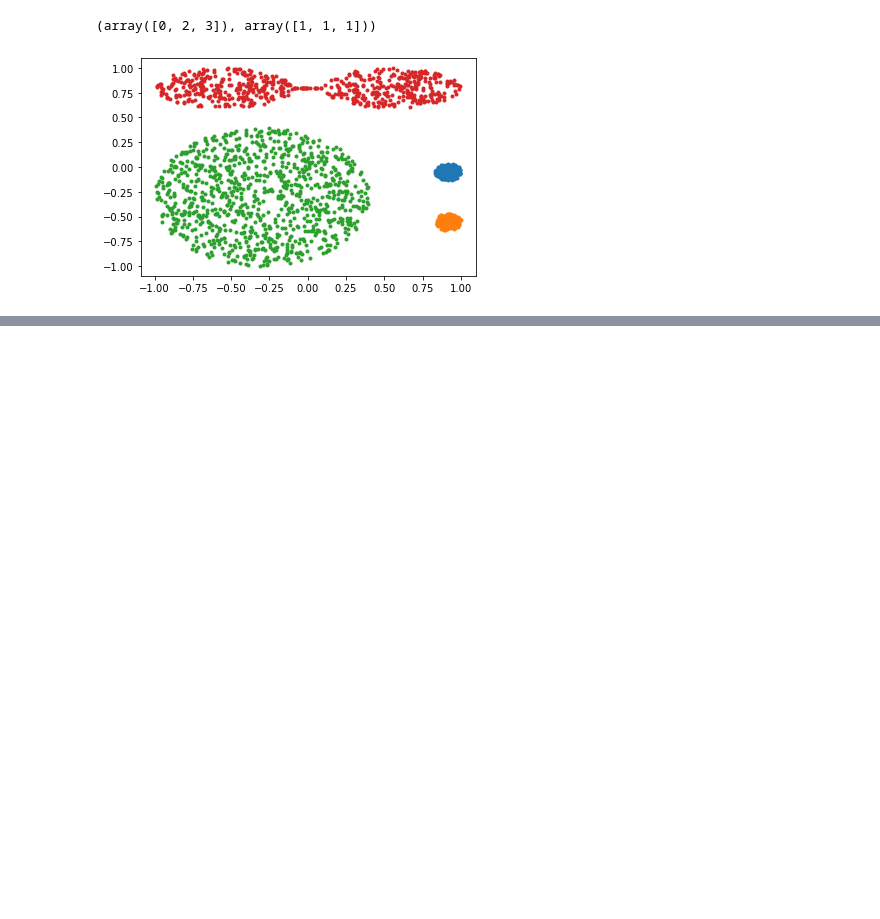
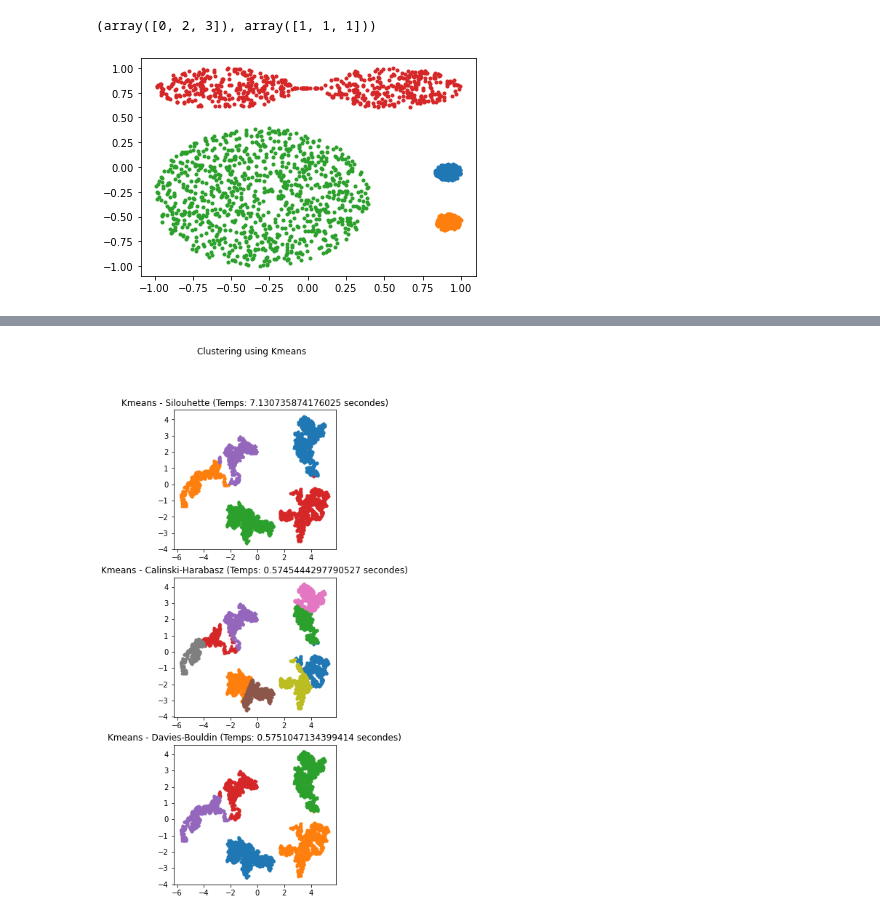
Before and after one commit to MarinoBenassai/TP-Clustering, a Jupyter notebook: TP-Clustering.ipynb, the cells around one changed output, grey strips where cells are left out. Saved outputs shown, nothing was run; the diff lists cells and outputs as text; code cells hidden in the pictures; blank space fills up the shorter version.

Commit message:
Dataset fait pour Kmeans

```diff
--- a/TP-Clustering.ipynb
+++ b/TP-Clustering.ipynb
@@ -335,7 +335,7 @@ plt.show()
 # %% [output]
 [figure]
 # %%
-fichier = "zgo.data"
+fichier = "tr.data"
 with open("dataset/{}".format(fichier),"r") as f:
     data = f.readlines()
     data = [[float(f) for f in e.split()] for e in data]
@@ -400,0 +386,42 @@ Temps écoulé :0.16906070709228516s
+# %%
+#Kmeans
+
+#Création de la figure
+fig = plt.figure(figsize=plt.figaspect(3.))
+fig.suptitle('Clustering using Kmeans')
+
+#On passe en 3D si besoin
+if len(data[0]) == 3:
+    projection = '3d'
+else:
+    projection = None
+
+ax = fig.add_subplot(3, 1, 1, projection = projection), fig.add_subplot(3, 1, 2, projection = projection), fig.add_subplot(3, 1, 3, projection = projection)
+
+#Création des subplots de la figure
+for n,metrique in enumerate(['Silouhette', "Calinski-Harabasz", "Davies-Bouldin"]):
+
+    #Calcul du bon nombre de clusters pour une métrique donnée
+    nb_cluster, score, temps = kmeans_score(metrique, data)
+
+    kmeans = sk.KMeans(n_clusters=nb_cluster, random_state=0).fit(data)
+
+    if len(data[0]) == 2:
+        for i in range(max(kmeans.labels_) + 1):
+            x = [data[j][0] for j in range(len(data)) if kmeans.labels_[j] == i]
+            y = [data[j][1] for j in range(len(data)) if kmeans.labels_[j] == i]
+            ax[n].plot(x,y,'.')
+    else:
+        for i in range(max(kmeans.labels_) + 1):
+            x = [data[j][0] for j in range(len(data)) if kmeans.labels_[j] == i]
+            y = [data[j][1] for j in range(len(data)) if kmeans.labels_[j] == i]
+            z = [data[j][2] for j in range(len(data)) if kmeans.labels_[j] == i]
+            ax[n].plot(x,y,z,".")
+            plt.tight_layout()
+
+    ax[n].set_title("Kmeans - {} (Temps: {} secondes)".format(metrique,temps))
+
+plt.savefig("Figures/Figure_Kmeans_{}.png".format(fichier))
+plt.show()
+# %% [output]
+[figure, added]
```
Also changed, not shown: parts of 8 cells of this notebook, 5 other files.
